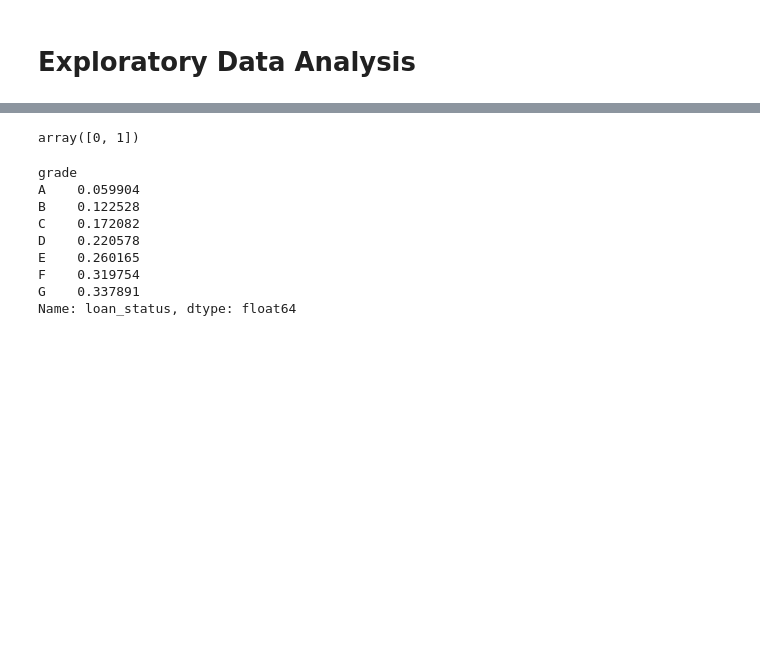
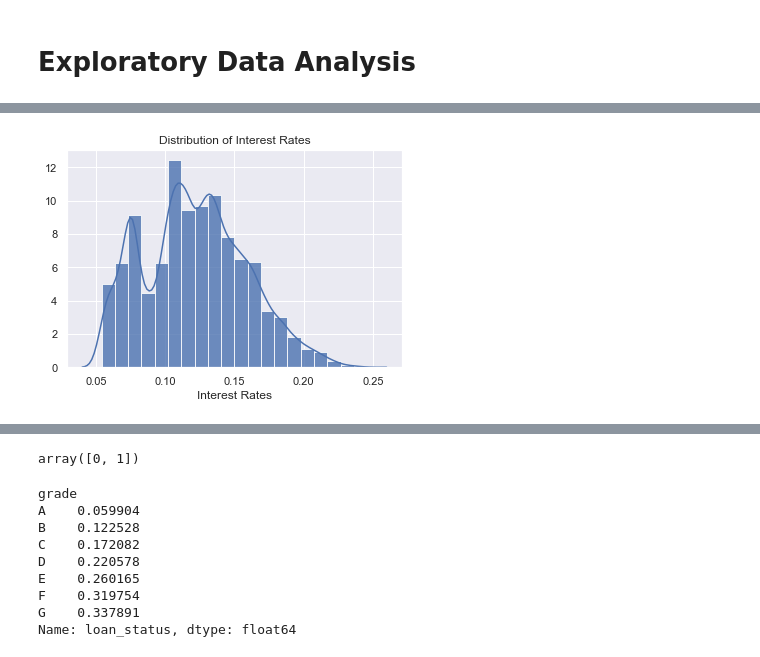
Before and after one commit to emilios1/Loan_classification_Project_1, a Jupyter notebook: Loan Classification Project 1 Notebook for EDA and Inferential Statistics.ipynb, the cells around one changed output, grey strips where cells are left out. Saved outputs shown, nothing was run; the diff lists cells and outputs as text; code cells hidden in the pictures; blank space fills up the shorter version.

```diff
--- a/Loan Classification Project 1 Notebook for EDA and Inferential Statistics.ipynb
+++ b/Loan Classification Project 1 Notebook for EDA and Inferential Statistics.ipynb
@@ -144,0 +158,6 @@ sns.set()
+# %%
+intrated = sns.distplot(df1['int_rate'], bins=20, hist_kws={'alpha':0.8})
+intrated.set(xlabel='Interest Rates', title='Distribution of Interest Rates')
+plt.show()
+# %% [output]
+[figure, added]
```
Also changed, not shown: parts of 35 cells of this notebook.
